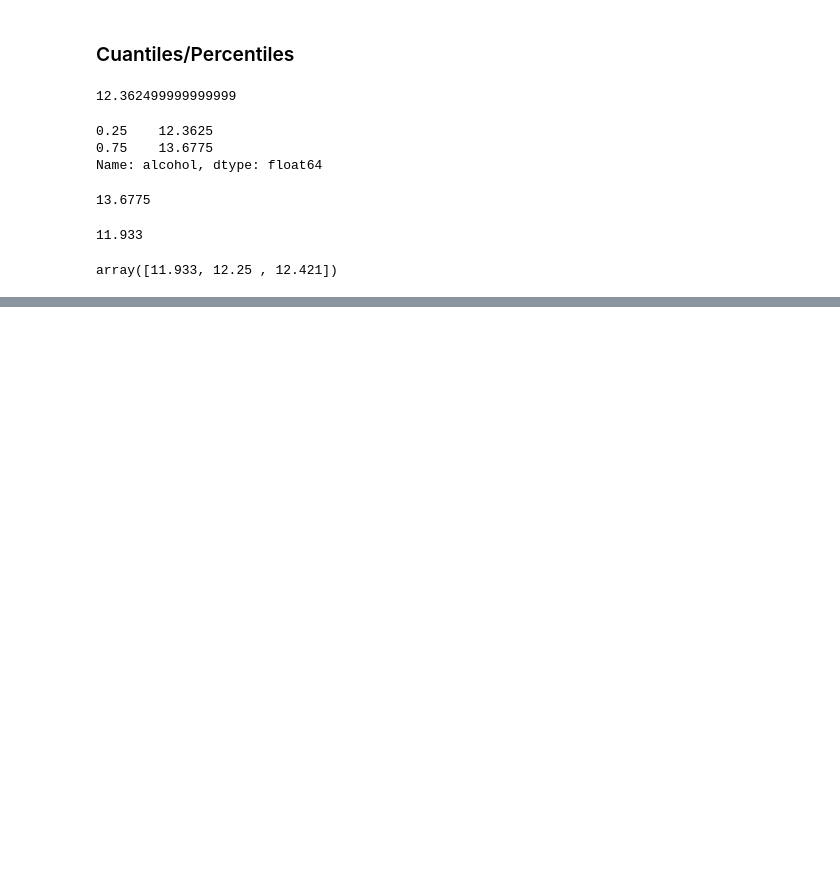
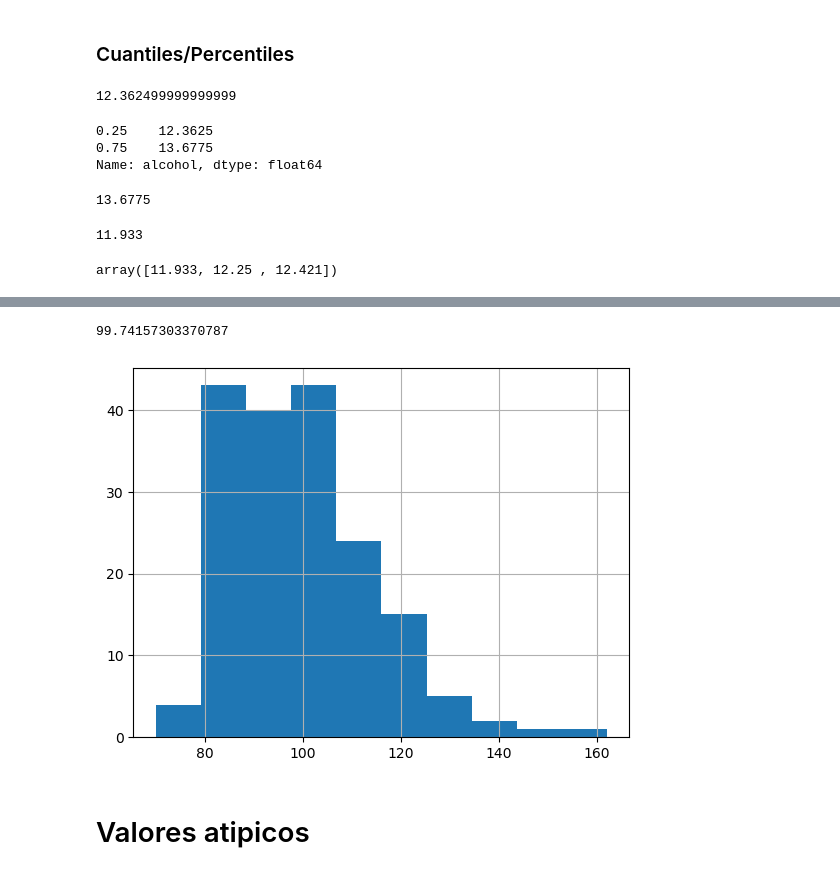
Before and after one commit to isaacGGomez/Ing_Caract, a Jupyter notebook: Clase_3_Distribuciones.ipynb, the cells around one changed output, grey strips where cells are left out. Drawn from its saved outputs; the diff is of its cells as text; code cells hidden in the pictures; blank space fills up the shorter version.

```diff
--- a/Clase_3_Distribuciones.ipynb
+++ b/Clase_3_Distribuciones.ipynb
@@ -138,0 +401,8 @@ array([11.933, 12.25 , 12.421])
+# %%
+df['magnesium'].hist()
+df['magnesium'].mean()
+# %% [output]
+99.74157303370787
+[figure, added]
+# %% [markdown]
+# Valores atipicos
```
Also changed, not shown: parts of 40 cells of this notebook, 1 other file.
